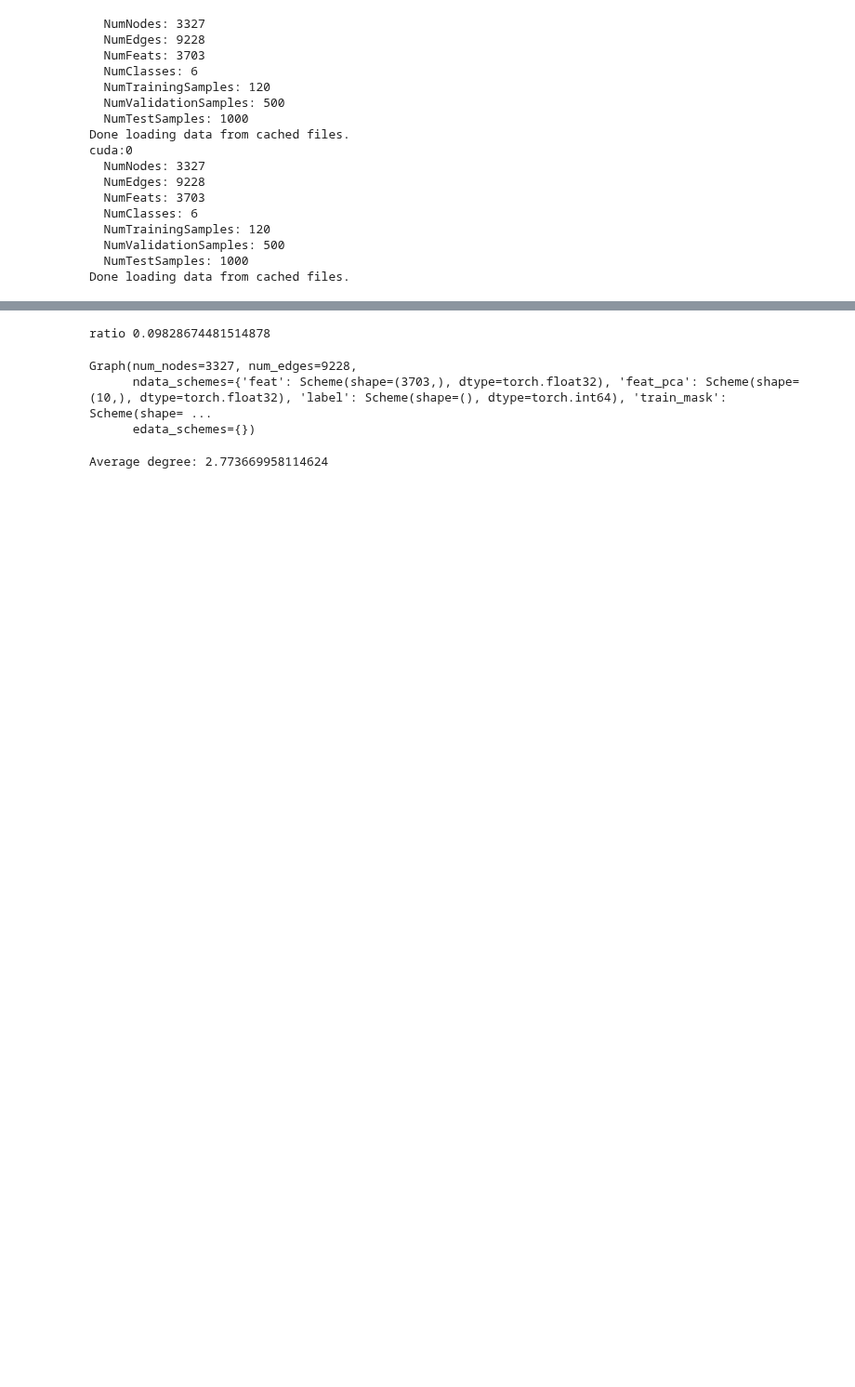
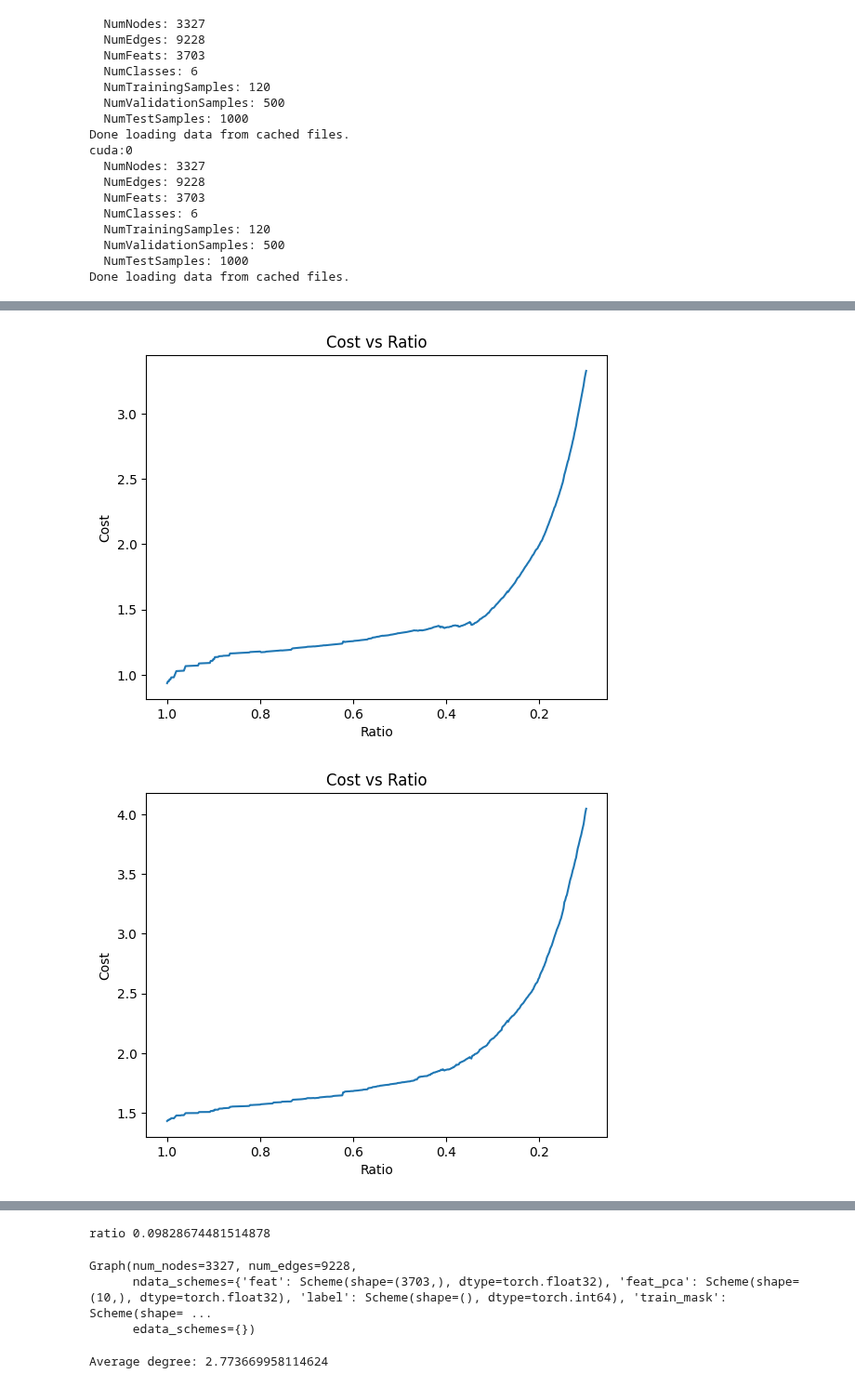
Before and after one commit to Robino-CK/hetero-conv-matching, a Jupyter notebook: test_citeseer.ipynb, the cells around one changed output, grey strips where cells are left out. Shown at 93% size. Drawn from its saved outputs; the diff is of its cells as text; code cells hidden in the pictures; blank space fills up the shorter version.

```diff
--- a/test_citeseer.ipynb
+++ b/test_citeseer.ipynb
@@ -73,0 +100,29 @@ step: 548, ratio: 0.011722272317403066
+# %%
+import matplotlib.pyplot as plt
+import torch
+
+ratios = coarsener.metrics['r']
+costs = [v.cpu() for v in coarsener.metrics['costs_neigh']['cites']]
+
+plt.plot(ratios, costs)
+plt.gca().invert_xaxis()  # Reverse the x-axis: start from 1 down to 0
+plt.xlabel("Ratio")
+plt.ylabel("Cost")
+plt.title("Cost vs Ratio")
+plt.show()
+
+import matplotlib.pyplot as plt
+import torch
+
+ratios = coarsener.metrics['r']
+costs = [v.cpu() for v in coarsener.metrics['costs_h']['cites']]
+
+plt.plot(ratios, costs)
+plt.gca().invert_xaxis()  # Reverse the x-axis: start from 1 down to 0
+plt.xlabel("Ratio")
+plt.ylabel("Cost")
+plt.title("Cost vs Ratio")
+plt.show()
+# %% [output]
+[figure, added]
+[figure, added]
```
Also changed, not shown: parts of 9 cells of this notebook, 3 other files.
